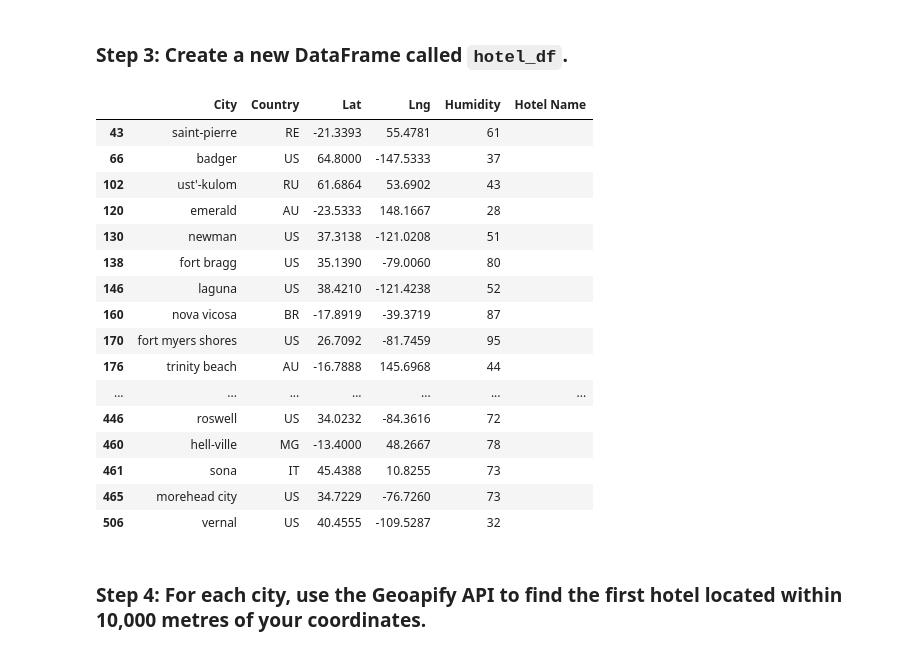
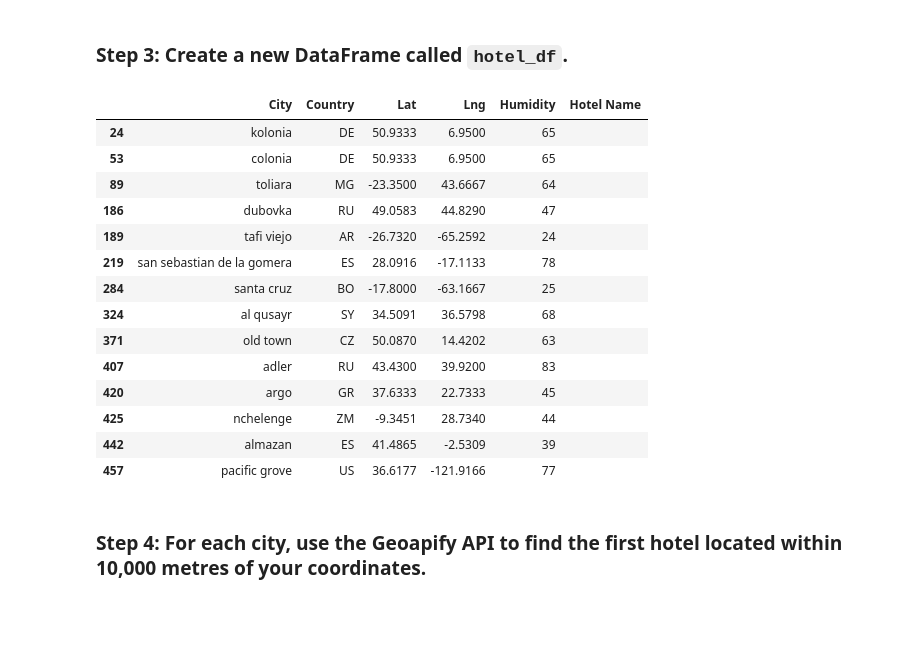
Before and after one commit to jananaum7/python-api-challenge, a Jupyter notebook: WeatherPy/VacationPy.ipynb, the cells around one changed output. Drawn from its saved outputs; the diff is of its cells as text; code cells hidden in the pictures; blank space fills up the shorter version.

```diff
--- a/WeatherPy/VacationPy.ipynb
+++ b/WeatherPy/VacationPy.ipynb
@@ -44,11 +70,14 @@ city_data_df.head()
 ### Step 2: Narrow down the `city_data_df` DataFrame to find your ideal weather condition
 # %%
 # Narrow down cities that fit criteria and drop any results with null values
-# YOUR CODE HERE
+ideal_weather_df = city_data_df[(city_data_df['Max Temp'] < 27) &
+                                 (city_data_df['Max Temp'] > 21) &
+                                 (city_data_df['Wind Speed'] < 4.5) &
+                                 (city_data_df['Cloudiness'] == 0)]
 
 # Drop any rows with null values
-# YOUR CODE HERE
+ideal_weather_df.dropna(inplace=True)
 
 # Display sample data
-# YOUR CODE HERE
+ideal_weather_df.head()
 # %% [output]
@@ -73,30 +95,28 @@ city_data_df.head()
 ### Step 3: Create a new DataFrame called `hotel_df`.
 # %%
 # Use the Pandas copy function to create DataFrame called hotel_df to store the city, country, coordinates, and humidity
-# YOUR CODE HERE
+hotel_df = ideal_weather_df[['City', 'Country', 'Lat', 'Lng', 'Humidity']].copy()
 
 # Add an empty column, "Hotel Name," to the DataFrame so you can store the hotel found using the Geoapify API
-# YOUR CODE HERE
+hotel_df['Hotel Name'] = ""
 
 # Display sample data
-# YOUR CODE HERE
+hotel_df
 # %% [output]
 |  | City | Country | Lat | Lng | Humidity | Hotel Name |
-| 43 | saint-pierre | RE | -21.3393 | 55.4781 | 61 |  |
-| 66 | badger | US | 64.8000 | -147.5333 | 37 |  |
-| 102 | ust'-kulom | RU | 61.6864 | 53.6902 | 43 |  |
-| 120 | emerald | AU | -23.5333 | 148.1667 | 28 |  |
-| 130 | newman | US | 37.3138 | -121.0208 | 51 |  |
-| 138 | fort bragg | US | 35.1390 | -79.0060 | 80 |  |
-| 146 | laguna | US | 38.4210 | -121.4238 | 52 |  |
-| 160 | nova vicosa | BR | -17.8919 | -39.3719 | 87 |  |
-| 170 | fort myers shores | US | 26.7092 | -81.7459 | 95 |  |
-| 176 | trinity beach | AU | -16.7888 | 145.6968 | 44 |  |
-| ... | ... | ... | ... | ... | ... | ... |
-| 446 | roswell | US | 34.0232 | -84.3616 | 72 |  |
-| 460 | hell-ville | MG | -13.4000 | 48.2667 | 78 |  |
-| 461 | sona | IT | 45.4388 | 10.8255 | 73 |  |
-| 465 | morehead city | US | 34.7229 | -76.7260 | 73 |  |
-| 506 | vernal | US | 40.4555 | -109.5287 | 32 |  |
+| 24 | kolonia | DE | 50.9333 | 6.9500 | 65 |  |
+| 53 | colonia | DE | 50.9333 | 6.9500 | 65 |  |
+| 89 | toliara | MG | -23.3500 | 43.6667 | 64 |  |
+| 186 | dubovka | RU | 49.0583 | 44.8290 | 47 |  |
+| 189 | tafi viejo | AR | -26.7320 | -65.2592 | 24 |  |
+| 219 | san sebastian de la gomera | ES | 28.0916 | -17.1133 | 78 |  |
+| 284 | santa cruz | BO | -17.8000 | -63.1667 | 25 |  |
+| 324 | al qusayr | SY | 34.5091 | 36.5798 | 68 |  |
+| 371 | old town | CZ | 50.0870 | 14.4202 | 63 |  |
+| 407 | adler | RU | 43.4300 | 39.9200 | 83 |  |
+| 420 | argo | GR | 37.6333 | 22.7333 | 45 |  |
+| 425 | nchelenge | ZM | -9.3451 | 28.7340 | 44 |  |
+| 442 | almazan | ES | 41.4865 | -2.5309 | 39 |  |
+| 457 | pacific grove | US | 36.6177 | -121.9166 | 77 |  |
 # %% [markdown]
 ### Step 4: For each city, use the Geoapify API to find the first hotel located within 10,000 metres of your coordinates.
```
Also changed, not shown: parts of 14 cells of this notebook, 5 other files.
